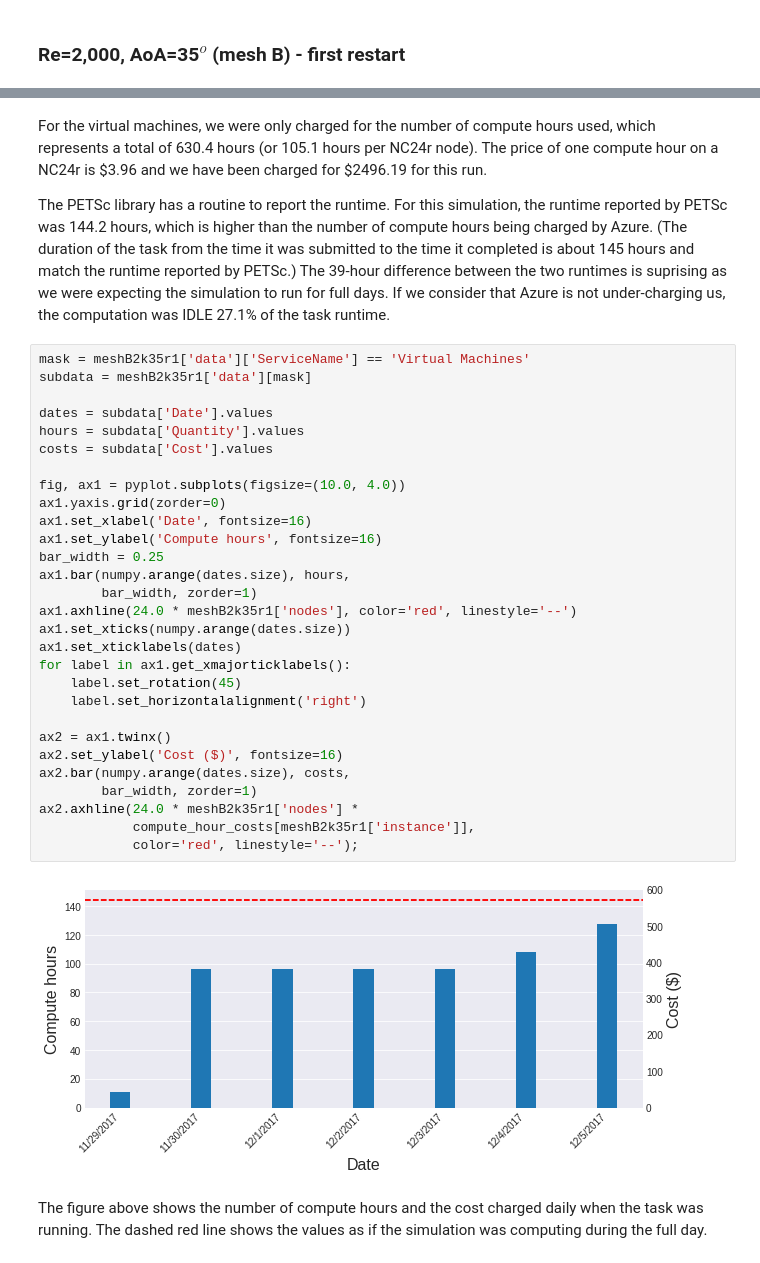
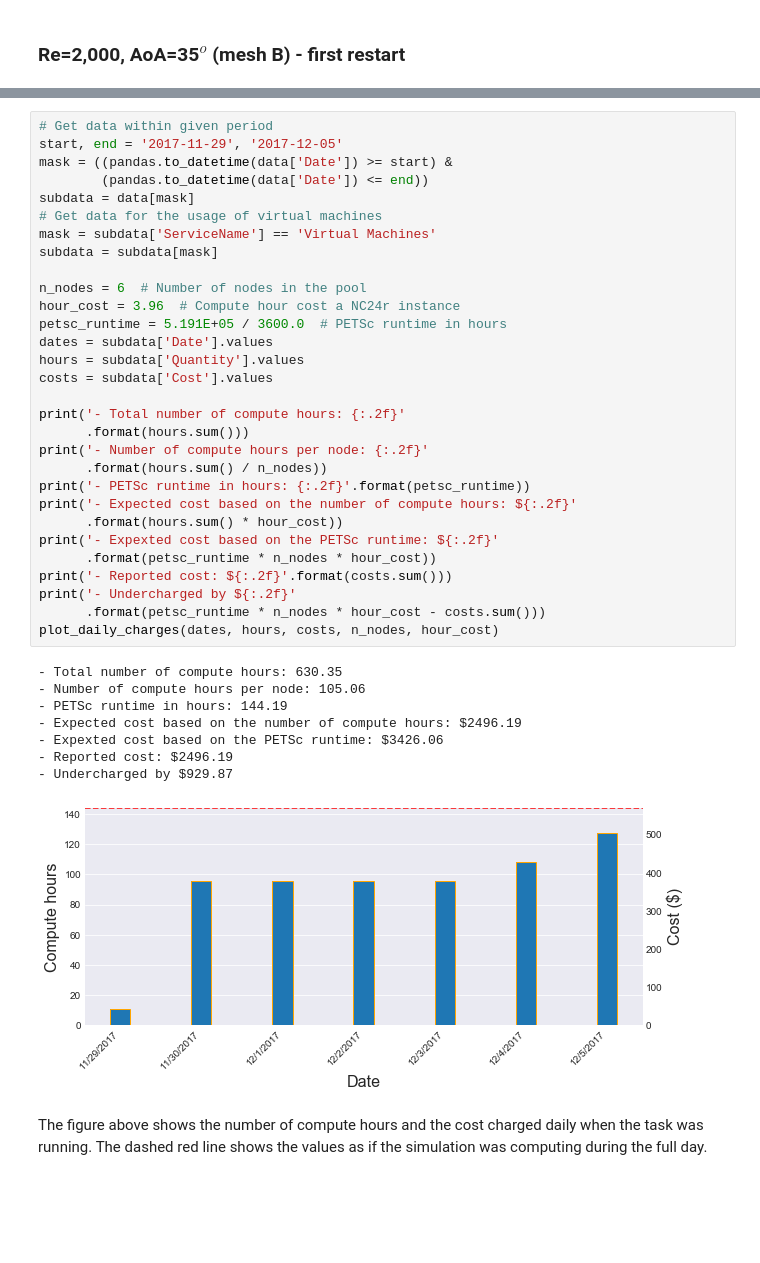
Before and after one commit to mesnardo/FlyingSnake2Cloud, a Jupyter notebook: reports/costanalysis/costanalysis.ipynb, the cells around one changed output, grey strips where cells are left out. Drawn from its saved outputs; the diff is of its cells as text; blank space fills up the shorter version.

```diff
--- a/reports/costanalysis/costanalysis.ipynb
+++ b/reports/costanalysis/costanalysis.ipynb
@@ -547,43 +589,42 @@ print('- Reported cost: ${:.2f}'.format(subdata['Cost'].sum()))
-# %% [markdown]
-For the virtual machines, we were only charged for the number of compute hours used, which represents a total of 630.4 hours (or 105.1 hours per NC24r node).
-The price of one compute hour on a NC24r is \$3.96 and we have been charged for \$2496.19 for this run.
-
-The PETSc library has a routine to report the runtime.
-For this simulation, the runtime reported by PETSc was 144.2 hours, which is higher than the number of compute hours being charged by Azure.
-(The duration of the task from the time it was submitted to the time it completed is about 145 hours and match the runtime reported by PETSc.)
-The 39-hour difference between the two runtimes is suprising as we were expecting the simulation to run for full days.
-If we consider that Azure is not under-charging us, the computation was IDLE 27.1% of the task runtime.
-# %%
-mask = meshB2k35r1['data']['ServiceName'] == 'Virtual Machines'
-subdata = meshB2k35r1['data'][mask]
-
-dates = subdata['Date'].values
-hours = subdata['Quantity'].values
-costs = subdata['Cost'].values
-
-fig, ax1 = pyplot.subplots(figsize=(10.0, 4.0))
-ax1.yaxis.grid(zorder=0)
-ax1.set_xlabel('Date', fontsize=16)
-ax1.set_ylabel('Compute hours', fontsize=16)
-bar_width = 0.25
-ax1.bar(numpy.arange(dates.size), hours,
-        bar_width, zorder=1)
-ax1.axhline(24.0 * meshB2k35r1['nodes'], color='red', linestyle='--')
-ax1.set_xticks(numpy.arange(dates.size))
-ax1.set_xticklabels(dates)
-for label in ax1.get_xmajorticklabels():
-    label.set_rotation(45)
-    label.set_horizontalalignment('right')
-
-ax2 = ax1.twinx()
-ax2.set_ylabel('Cost ($)', fontsize=16)
-ax2.bar(numpy.arange(dates.size), costs,
-        bar_width, zorder=1)
-ax2.axhline(24.0 * meshB2k35r1['nodes'] *
-            compute_hour_costs[meshB2k35r1['instance']],
-            color='red', linestyle='--');
-# %% [output]
-[figure, removed]
+# %%
+# Get data within given period
+start, end = '2017-11-29', '2017-12-05'
+mask = ((pandas.to_datetime(data['Date']) >= start) &
+        (pandas.to_datetime(data['Date']) <= end))
+subdata = data[mask]
+# Get data for the usage of virtual machines
+mask = subdata['ServiceName'] == 'Virtual Machines'
+subdata = subdata[mask]
+
+n_nodes = 6  # Number of nodes in the pool
+hour_cost = 3.96  # Compute hour cost a NC24r instance
+petsc_runtime = 5.191E+05 / 3600.0  # PETSc runtime in hours
+dates = subdata['Date'].values
+hours = subdata['Quantity'].values
+costs = subdata['Cost'].values
+
+print('- Total number of compute hours: {:.2f}'
+      .format(hours.sum()))
+print('- Number of compute hours per node: {:.2f}'
+      .format(hours.sum() / n_nodes))
+print('- PETSc runtime in hours: {:.2f}'.format(petsc_runtime))
+print('- Expected cost based on the number of compute hours: ${:.2f}'
+      .format(hours.sum() * hour_cost))
+print('- Expexted cost based on the PETSc runtime: ${:.2f}'
+      .format(petsc_runtime * n_nodes * hour_cost))
+print('- Reported cost: ${:.2f}'.format(costs.sum()))
+print('- Undercharged by ${:.2f}'
+      .format(petsc_runtime * n_nodes * hour_cost - costs.sum()))
+plot_daily_charges(dates, hours, costs, n_nodes, hour_cost)
+# %% [output]
+- Total number of compute hours: 630.35
+- Number of compute hours per node: 105.06
+- PETSc runtime in hours: 144.19
+- Expected cost based on the number of compute hours: $2496.19
+- Expexted cost based on the PETSc runtime: $3426.06
+- Reported cost: $2496.19
+- Undercharged by $929.87
+[figure, added]
 # %% [markdown]
 The figure above shows the number of compute hours and the cost charged daily when the task was running.
 The dashed red line shows the values as if the simulation was computing during the full day.
```
Also changed, not shown: parts of 68 cells of this notebook.
